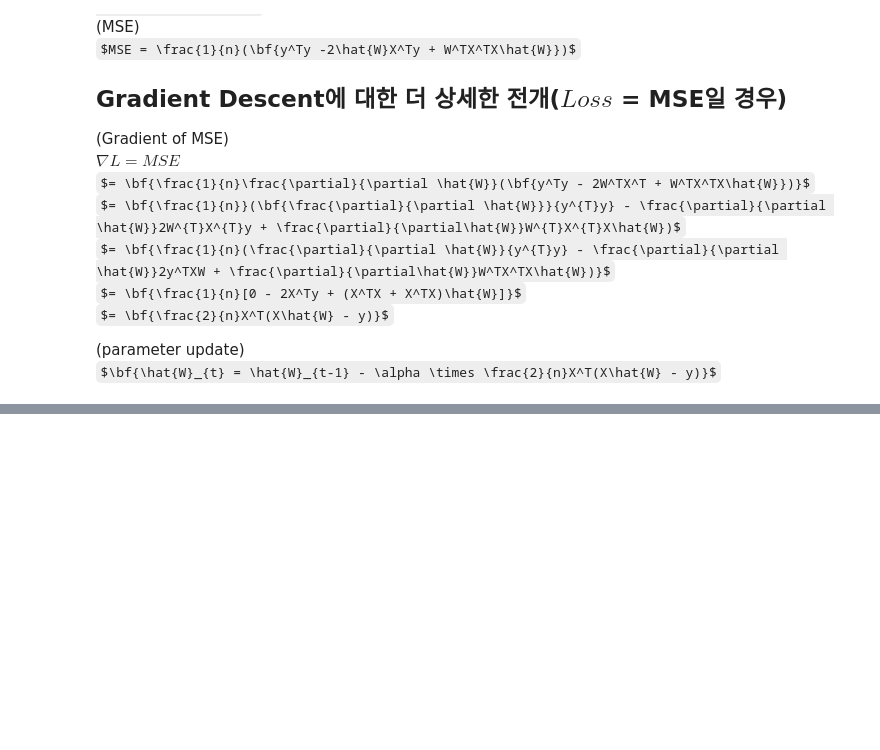
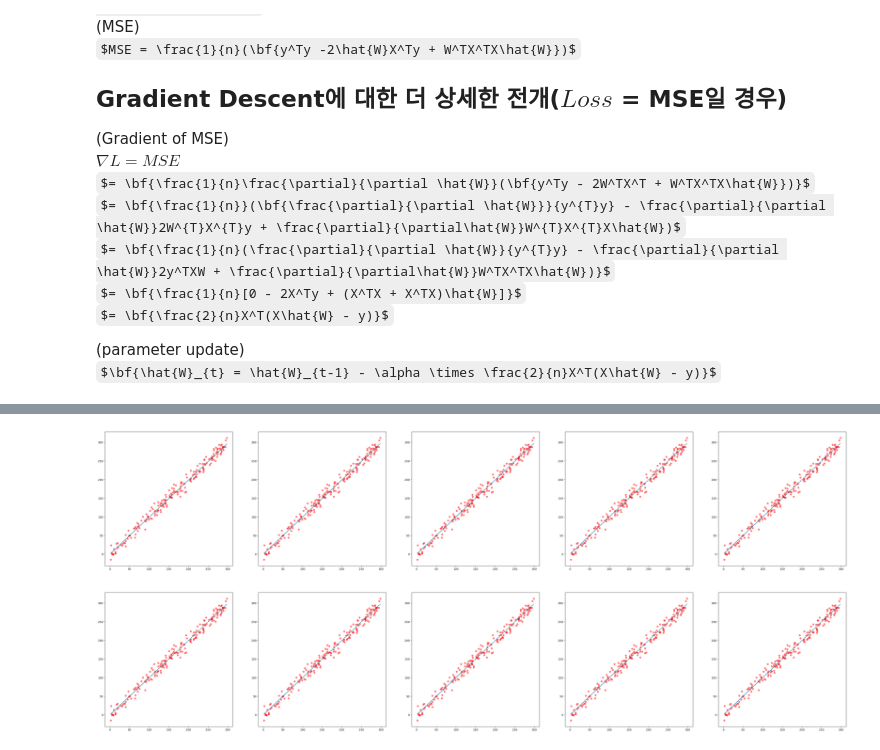
Before and after one commit to hoyeon1234/sin-hoyeon, a Jupyter notebook: posts/딥러닝(1) - 선형회귀/Linear Regression.ipynb, the cells around one changed output, grey strips where cells are left out. Saved outputs shown, nothing was run; the diff lists cells and outputs as text; code cells hidden in the pictures; some formulas as TeX source; blank space fills up the shorter version.

```diff
--- a/posts/딥러닝(1) - 선형회귀/Linear Regression.ipynb
+++ b/posts/딥러닝(1) - 선형회귀/Linear Regression.ipynb
@@ -107,0 +146,20 @@ $\bf{\hat{W}_{t} = \hat{W}_{t-1} - \alpha \times \frac{2}{n}X^T(X\hat{W} - y)}$
+# %%
+#2~4 Loss를 구한 뒤 가중치를 업데이트를 계속 반복 한다. 2,3번 따로 진행해도 되지만 상세히 전개한 parameter update수식 사용.
+
+plt.subplots(1,5,figsize=(50,20))
+i=1
+for epoch in range(100):
+    #1 yhat
+    yhat = X @ W_hat
+    #2~3 loss,derivative(gradient),update
+    W_hat = W_hat - 1e-6 * 2/n * X.T@(X@W_hat - y)
+    #print(W_hat)
+    #시각화코드
+
+    if epoch % 10 == True:
+        plt.subplot(2,5,i)
+        plt.plot(X[:,1],y,"ro",alpha=0.5)
+        plt.plot(X[:,1],X@W_hat,"--")
+        i+=1
+# %% [output]
+[figure, added]
```
Also changed, not shown: parts of 6 cells of this notebook, 5 other files.
